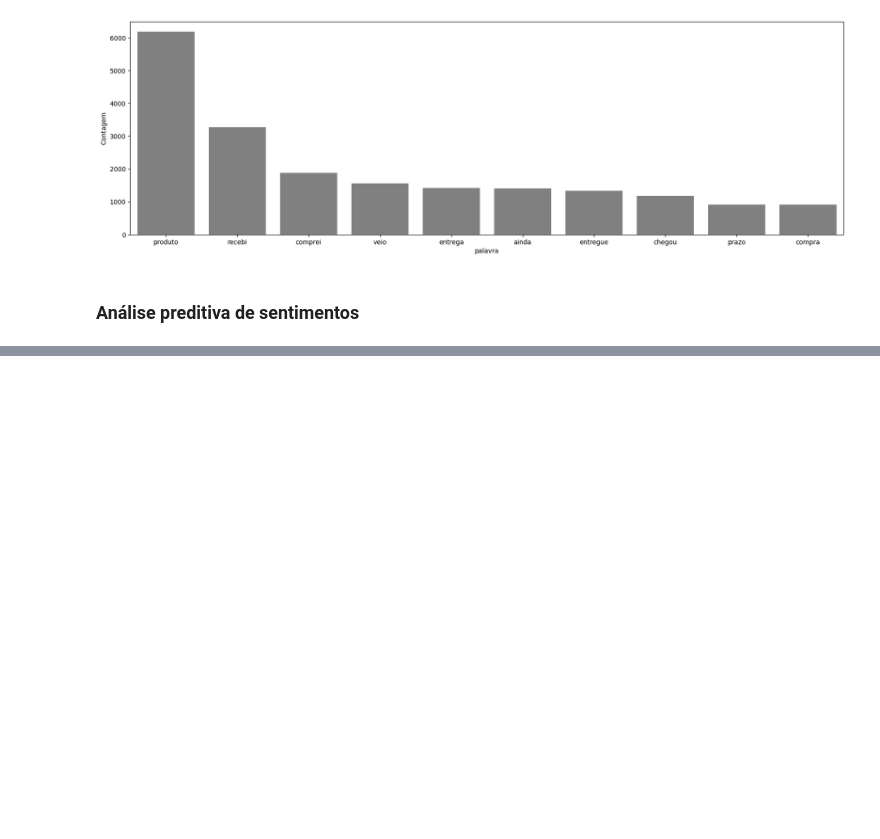
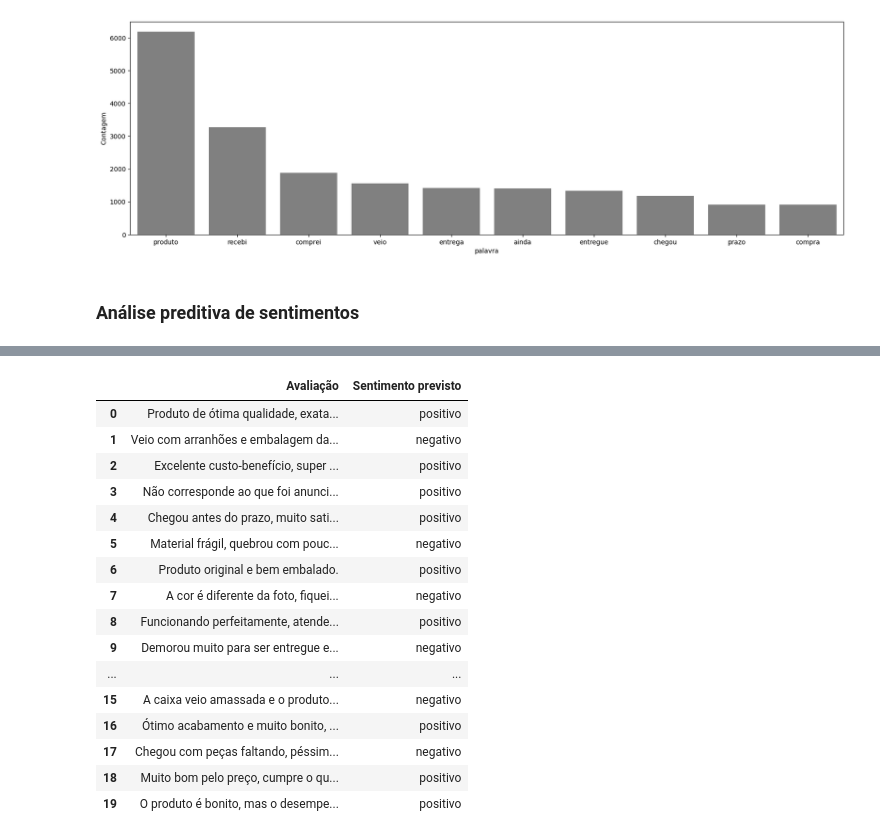
Before and after one commit to LuizinhoXT/Projetos-Fiap, a Jupyter notebook: challenge_ibm/sprint_3/analise_de_sentimentos.ipynb, the cells around one changed output, grey strips where cells are left out. Cells and saved outputs as stored; diff of their text form; code cells hidden in the pictures; blank space fills up the shorter version.

```diff
--- a/challenge_ibm/sprint_3/analise_de_sentimentos.ipynb
+++ b/challenge_ibm/sprint_3/analise_de_sentimentos.ipynb
@@ -747,2 +746,2 @@ processada
 # %%
-predicao_de_sentimento(novas_ava_mktpl,'tfidf_vector_2_val_y_v2.plk','md_reg_log_2_val_para_y_v2.plk')
+predict_model_4_ava_mkt = predicao_de_sentimento(novas_ava_mktpl,'tfidf_final.plk','md_reg_final.plk')
@@ -826,0 +774,20 @@ predicao_de_sentimento(novas_ava,'tfidf_vector_2_val_y_v2.plk','md_reg_log_2_val
+# %%
+predict_model_4_ava_mkt
+# %% [output]
+|  | Avaliação | Sentimento previsto |
+| 0 | Produto de ótima qualidade, exata... | positivo |
+| 1 | Veio com arranhões e embalagem da... | negativo |
+| 2 | Excelente custo-benefício, super ... | positivo |
+| 3 | Não corresponde ao que foi anunci... | positivo |
+| 4 | Chegou antes do prazo, muito sati... | positivo |
+| 5 | Material frágil, quebrou com pouc... | negativo |
+| 6 | Produto original e bem embalado. | positivo |
+| 7 | A cor é diferente da foto, fiquei... | negativo |
+| 8 | Funcionando perfeitamente, atende... | positivo |
+| 9 | Demorou muito para ser entregue e... | negativo |
+| ... | ... | ... |
+| 15 | A caixa veio amassada e o produto... | negativo |
+| 16 | Ótimo acabamento e muito bonito, ... | positivo |
+| 17 | Chegou com peças faltando, péssim... | negativo |
+| 18 | Muito bom pelo preço, cumpre o qu... | positivo |
+| 19 | O produto é bonito, mas o desempe... | positivo |
```
Also changed, not shown: parts of 35 cells of this notebook, 14 other files.
